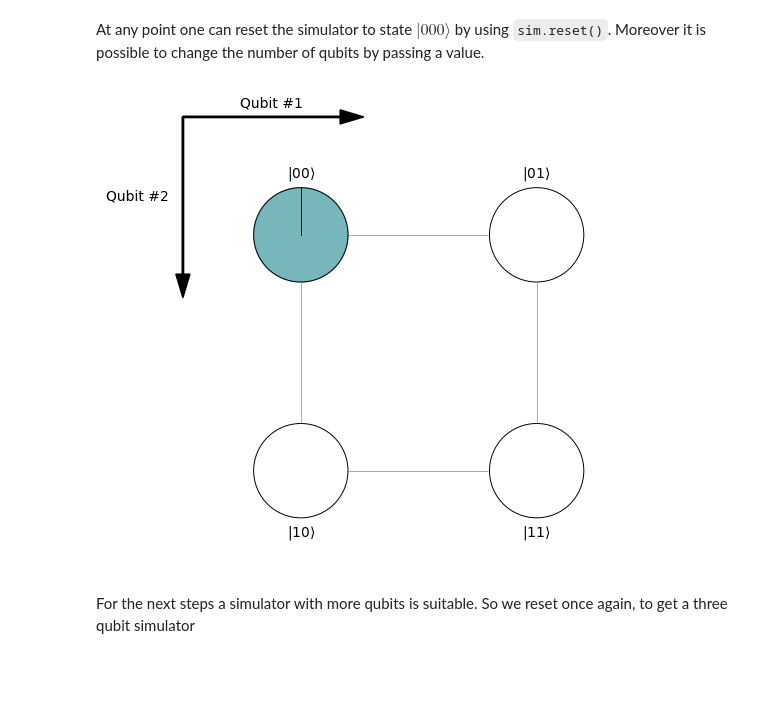
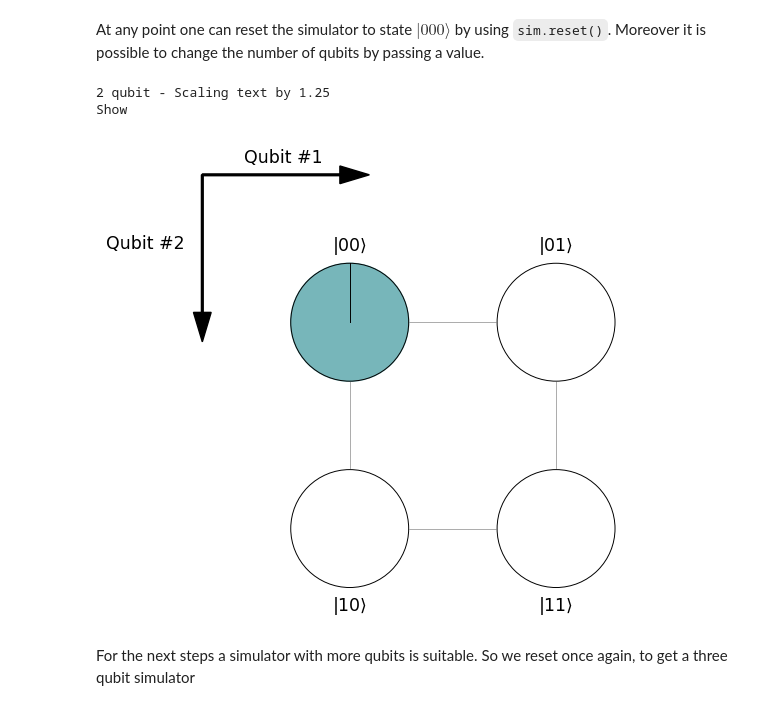
Before and after one commit to QuanTUK/examples, a Jupyter notebook: introduction.ipynb, the cells around one changed output. Drawn from its saved outputs; the diff is of its cells as text; code cells hidden in the pictures; blank space fills up the shorter version.

```diff
--- a/introduction.ipynb
+++ b/introduction.ipynb
@@ -53,9 +74,12 @@
 Moreover it is possible to change the number of qubits by passing a value.
 # %%
 sim.reset(2)
+vis = DimensionalCircleNotation(sim)
 vis.show()
 # %% [output]
+2 qubit - Scaling text by 1.25
+Show
-[figure, old version]
+[figure, new version]
 # %% [markdown]
 For the next steps a simulator with more qubits is suitable. So we reset once again, to get a three qubit simulator
 # %%
```
Also changed, not shown: parts of 12 cells of this notebook, 3 other files.
